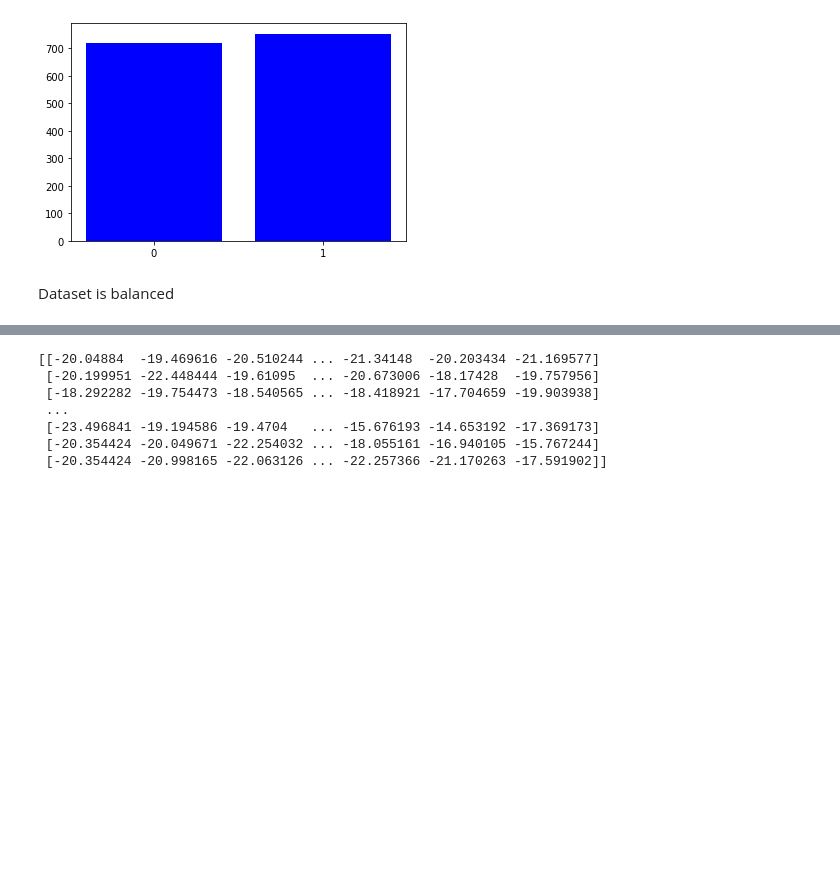
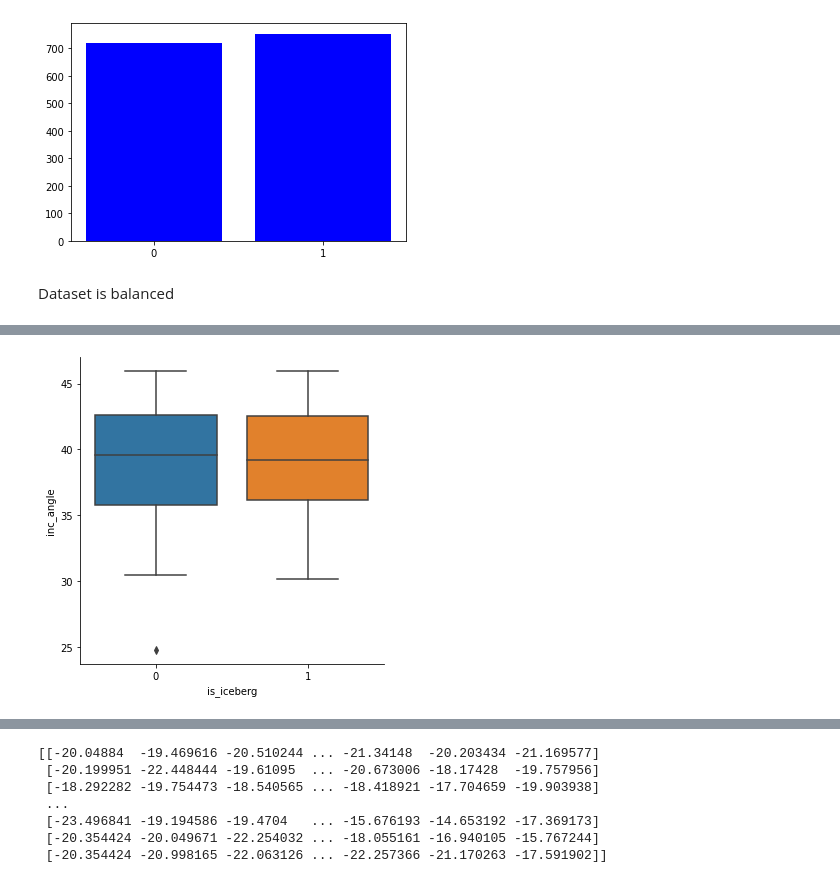
Before and after one commit to GZabalaG/AIMaster, a Jupyter notebook: borrador_2_trabajo_programacion.ipynb, the cells around one changed output, grey strips where cells are left out. Drawn from its saved outputs; the diff is of its cells as text; code cells hidden in the pictures; blank space fills up the shorter version.

```diff
--- a/borrador_2_trabajo_programacion.ipynb
+++ b/borrador_2_trabajo_programacion.ipynb
@@ -175,0 +209,4 @@ Dataset is balanced
+# %%
+sns.catplot(x="is_iceberg", y="inc_angle", kind="box", data=train);
+# %% [output]
+[figure, added]
```
Also changed, not shown: parts of 24 cells of this notebook.
